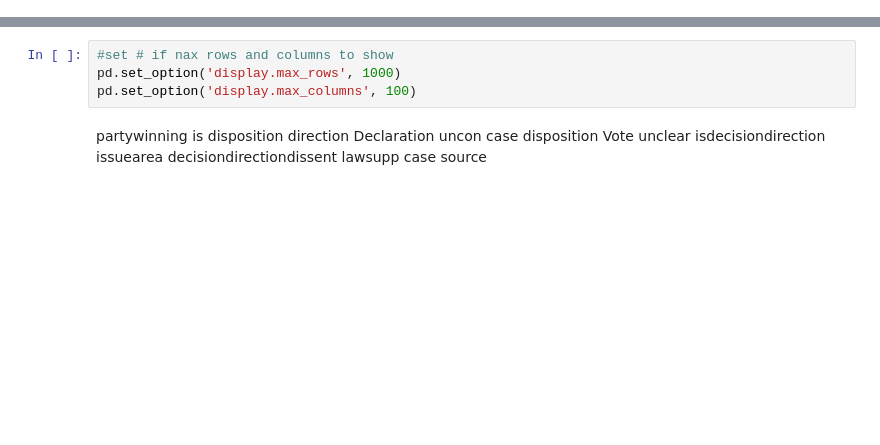
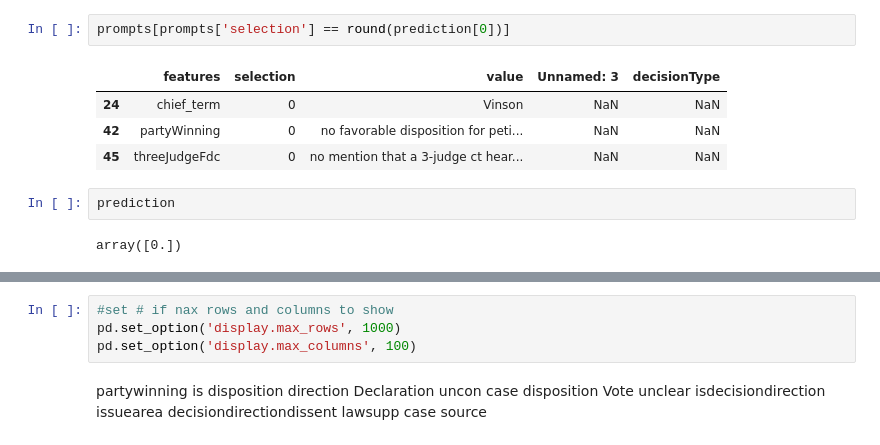
Before and after one commit to dipeshpandya/team_gohan, a Jupyter notebook: function_based_model.ipynb, the cells around one changed output, grey strips where cells are left out. Cells and saved outputs as stored; diff of their text form; blank space fills up the shorter version.

```diff
--- a/function_based_model.ipynb
+++ b/function_based_model.ipynb
@@ -11,0 +381,11 @@ from sklearn.ensemble import RandomForestClassifier
+# %%
+prompts[prompts['selection'] == round(prediction[0])]
+# %% [output]
+|  | features | selection | value | Unnamed: 3 | decisionType |
+| 24 | chief_term | 0 | Vinson | NaN | NaN |
+| 42 | partyWinning | 0 | no favorable disposition for peti... | NaN | NaN |
+| 45 | threeJudgeFdc | 0 | no mention that a 3-judge ct hear... | NaN | NaN |
+# %%
+prediction
+# %% [output]
+array([0.])
```
Also changed, not shown: parts of 28 cells of this notebook.
